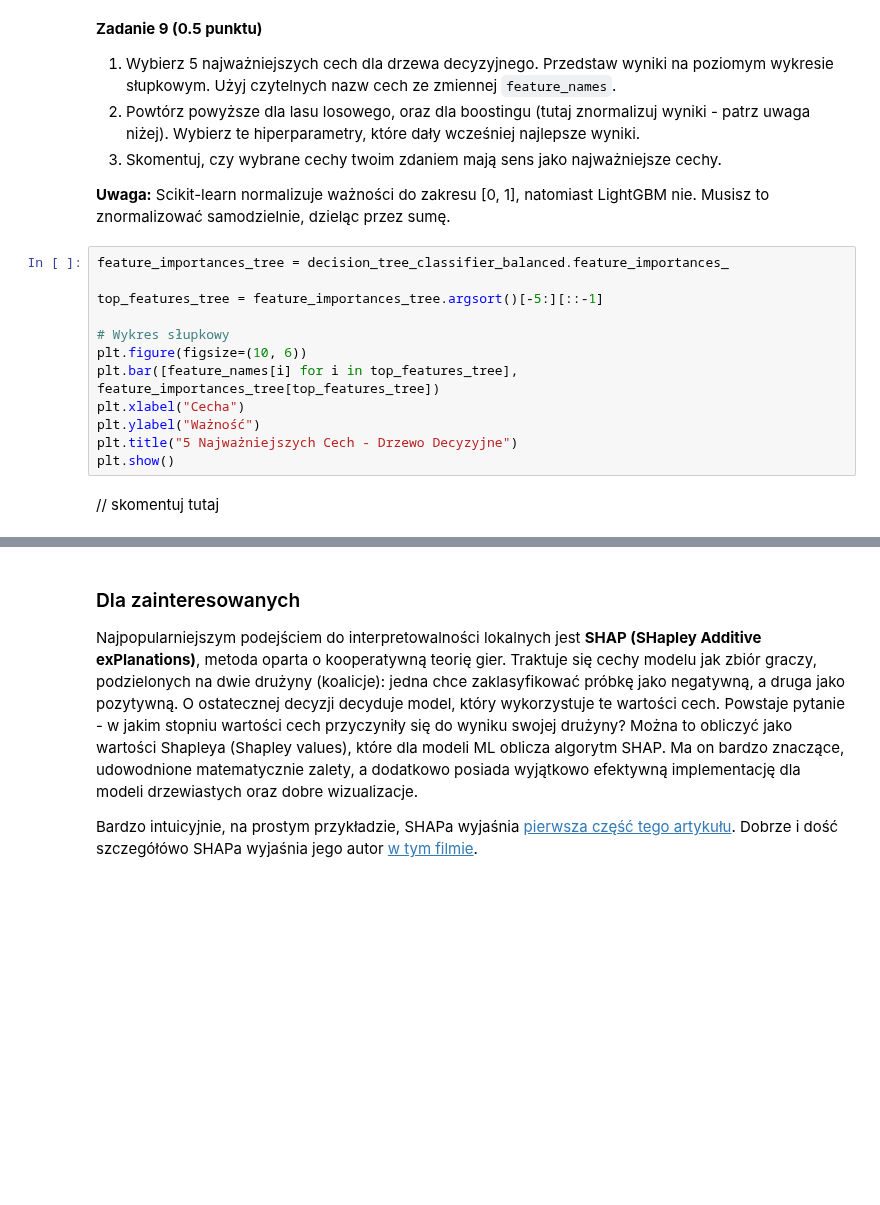
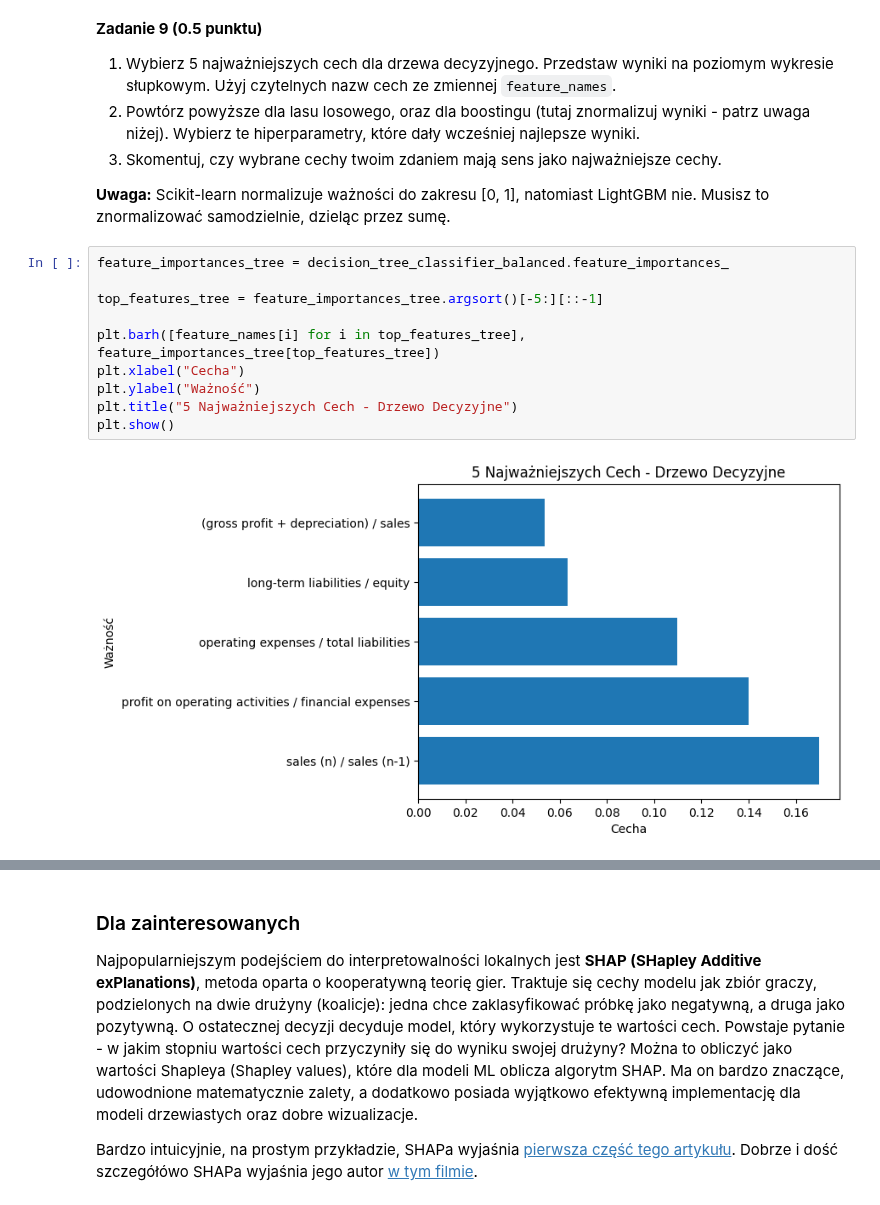
Before and after one commit to MatoKnap/git-lab, a Jupyter notebook: lab2/lab_2.ipynb, the cells around one changed output, grey strips where cells are left out. Saved outputs shown, nothing was run; the diff lists cells and outputs as text; blank space fills up the shorter version.

```diff
--- a/lab2/lab_2.ipynb
+++ b/lab2/lab_2.ipynb
@@ -531,14 +535,12 @@ Ze względu na powyższe, ważności cech normalizuje się często do zakresu [0
 # %%
 feature_importances_tree = decision_tree_classifier_balanced.feature_importances_
 
 top_features_tree = feature_importances_tree.argsort()[-5:][::-1]
 
-# Wykres słupkowy
-plt.figure(figsize=(10, 6))
-plt.bar([feature_names[i] for i in top_features_tree], feature_importances_tree[top_features_tree])
+plt.barh([feature_names[i] for i in top_features_tree], feature_importances_tree[top_features_tree])
 plt.xlabel("Cecha")
 plt.ylabel("Ważność")
 plt.title("5 Najważniejszych Cech - Drzewo Decyzyjne")
 plt.show()
+# %% [output]
+[figure, added]
-# %% [markdown]
-// skomentuj tutaj
```
Also changed, not shown: parts of 8 cells of this notebook.
